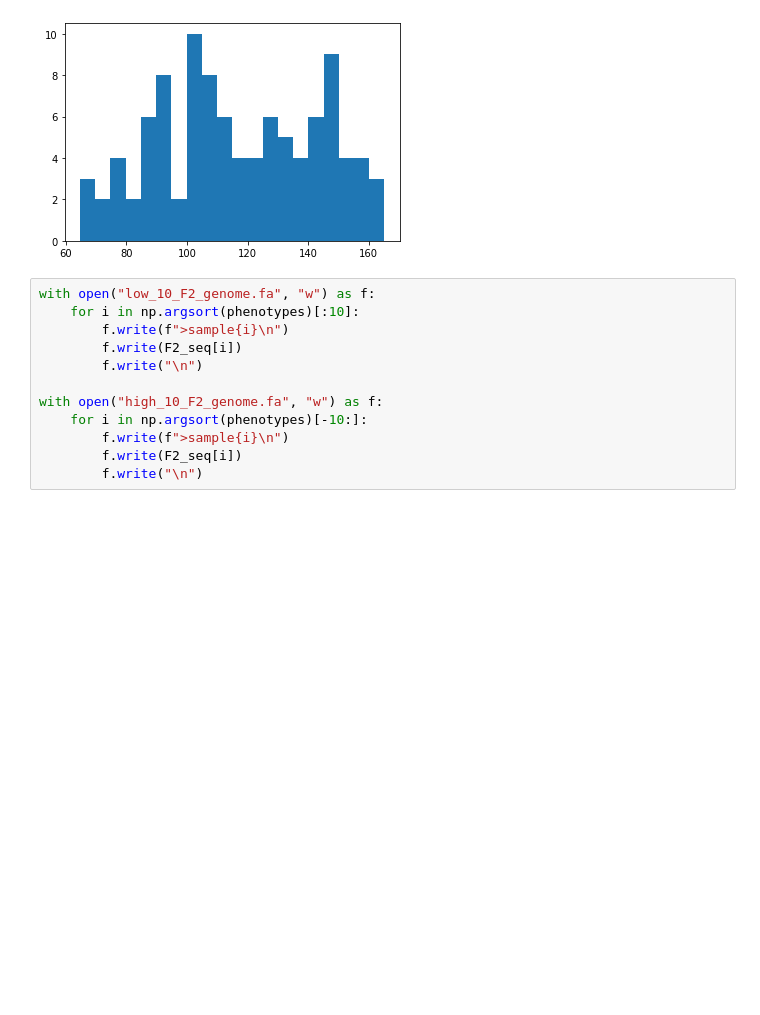
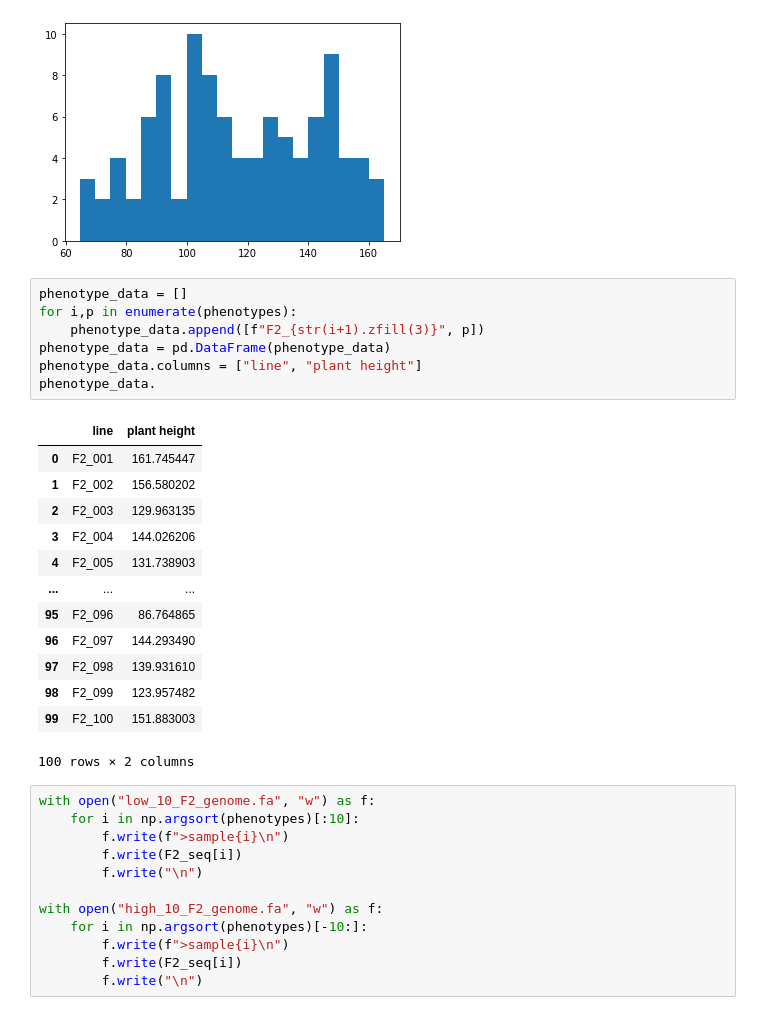
Before and after one commit to slt666666/FAO_lecture, a Jupyter notebook: FAO_2024/data/Untitled.ipynb, the cells around one changed output. Saved outputs shown, nothing was run; the diff lists cells and outputs as text; blank space fills up the shorter version.

Commit message:
add phenotypedata

```diff
--- a/FAO_2024/data/Untitled.ipynb
+++ b/FAO_2024/data/Untitled.ipynb
@@ -211,6 +211,27 @@ plt.hist(phenotypes, bins=20)
         165.19230713]),
  <BarContainer object of 20 artists>)
 [figure]
+# %%
+phenotype_data = []
+for i,p in enumerate(phenotypes):
+    phenotype_data.append([f"F2_{str(i+1).zfill(3)}", p])
+phenotype_data = pd.DataFrame(phenotype_data)
+phenotype_data.columns = ["line", "plant height"]
+phenotype_data.
+# %% [output]
+|  | line | plant height |
+| 0 | F2_001 | 161.745447 |
+| 1 | F2_002 | 156.580202 |
+| 2 | F2_003 | 129.963135 |
+| 3 | F2_004 | 144.026206 |
+| 4 | F2_005 | 131.738903 |
+| ... | ... | ... |
+| 95 | F2_096 | 86.764865 |
+| 96 | F2_097 | 144.293490 |
+| 97 | F2_098 | 139.931610 |
+| 98 | F2_099 | 123.957482 |
+| 99 | F2_100 | 151.883003 |
+100 rows × 2 columns
 # %%
 with open("low_10_F2_genome.fa", "w") as f:
     for i in np.argsort(phenotypes)[:10]:
```
Also changed, not shown: 1 other file.
